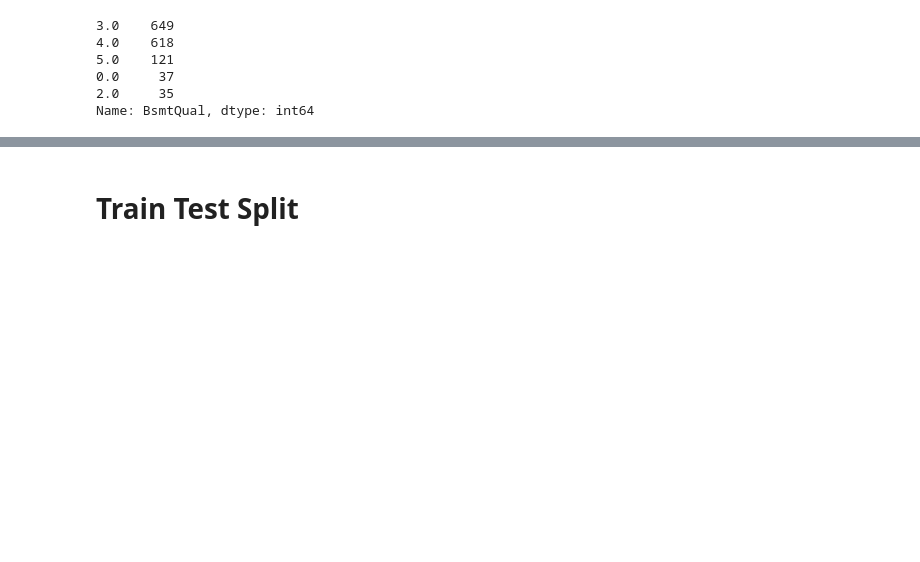
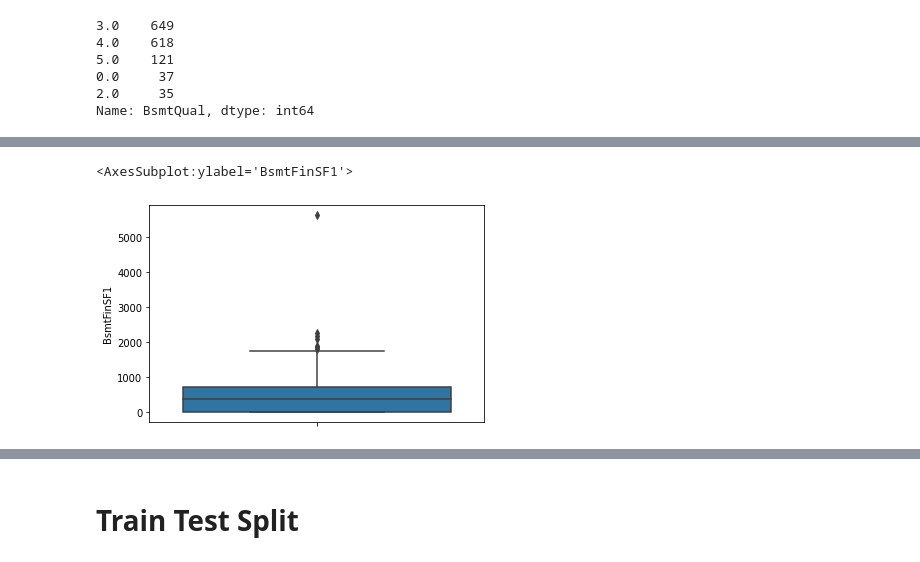
Before and after one commit to TheHamhams/Housing-Kaggle, a Jupyter notebook: Housing Notebook.ipynb, the cells around one changed output, grey strips where cells are left out. Drawn from its saved outputs; the diff is of its cells as text; code cells hidden in the pictures; blank space fills up the shorter version.

Commit message:
through BsmtFinSF2

```diff
--- a/Housing Notebook.ipynb
+++ b/Housing Notebook.ipynb
@@ -502,3 +502,10 @@ training.BsmtQual.value_counts()
 0.0     37
 2.0     35
 Name: BsmtQual, dtype: int64
+# %%
+print(training.BsmtCond.value_counts())
+training.BsmtCond.fillna('NA', inplace=True)
+print(training.BsmtCond.value_counts())
+
+training.BsmtCond = ex_po_ord.fit_transform(training[['BsmtCond']])
+training.BsmtCond.value_counts()
@@ -504,0 +530,9 @@ Name: BsmtQual, dtype: int64
+# %%
+print(training.BsmtExposure.value_counts())
+training.BsmtExposure.fillna('NA', inplace=True)
+print(training.BsmtExposure.value_counts())
+
+bs_ex = ['NA', 'No', 'Mn', 'Av', 'Gd']
+bs_ex_ord = OrdinalEncoder(categories=[bs_ex])
+training.BsmtExposure = bs_ex_ord.fit_transform(training[['BsmtExposure']])
+training.BsmtExposure.value_counts()
@@ -504,0 +558,9 @@ Name: BsmtQual, dtype: int64
+# %%
+print(training.BsmtFinType1.value_counts())
+training.BsmtFinType1.fillna('NA', inplace=True)
+print(training.BsmtFinType1.value_counts())
+
+fin_type = ['NA', 'Unf', 'LwQ', 'Rec', 'BLQ', 'ALQ', 'GLQ']
+fin_type_enc = OrdinalEncoder(categories=[fin_type])
+training.BsmtFinType1 = fin_type_enc.fit_transform(training[['BsmtFinType1']])
+training.BsmtFinType1.value_counts()
@@ -504,0 +592,5 @@ Name: BsmtQual, dtype: int64
+# %%
+sns.boxplot(data=training, y='BsmtFinSF1')
+# %% [output]
+<AxesSubplot:ylabel='BsmtFinSF1'>
+[figure, added]
```
Also changed, not shown: parts of 12 cells of this notebook, 1 other file.
